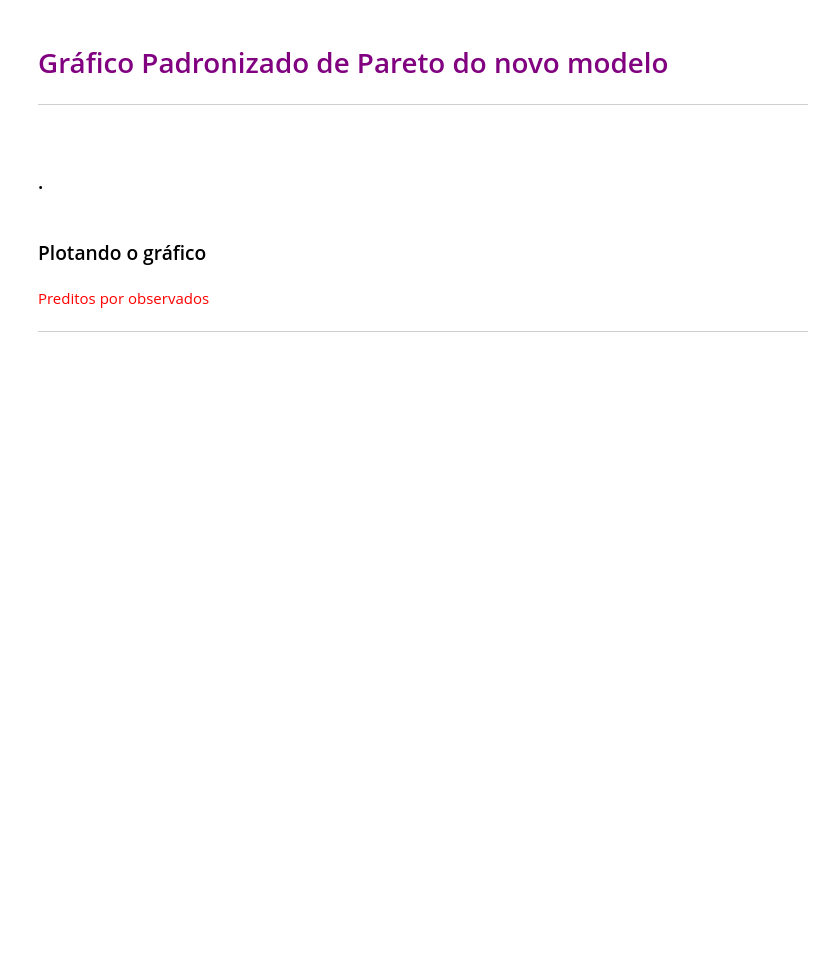
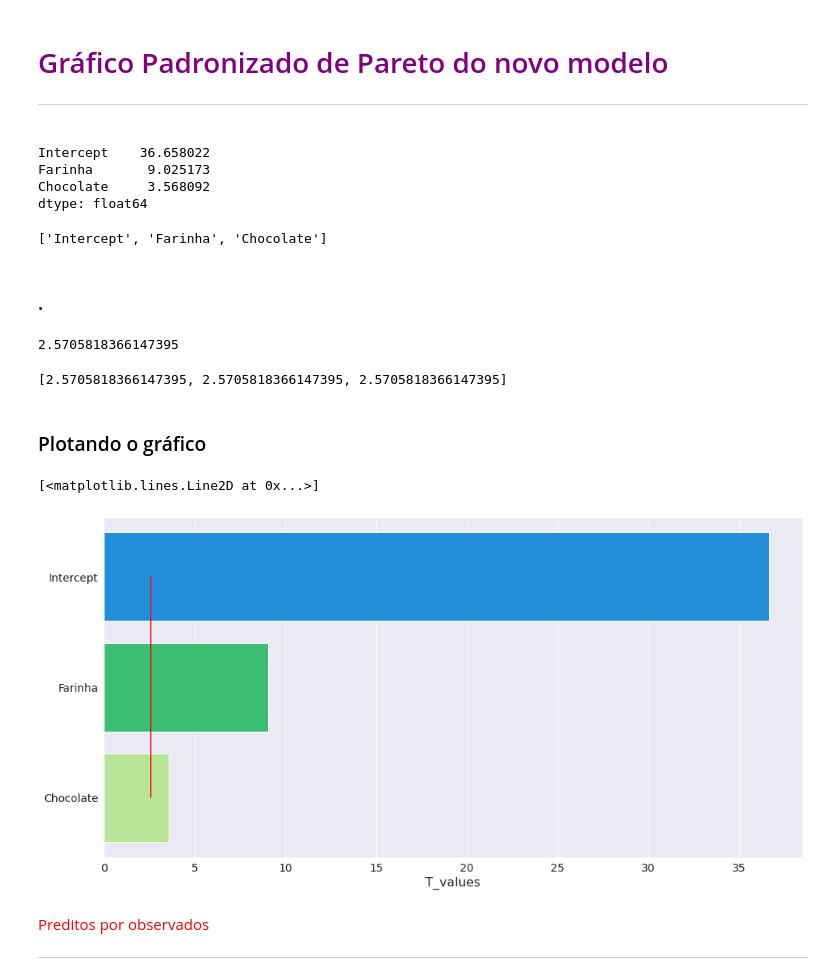
Before and after one commit to Gabriel-limadev/data_science_study, a Jupyter notebook: 10 - Análise de experimentos: testes, mapas de cores e análises dos dados./course_files/Planejamento_experimentos_aula.ipynb, the cells around one changed output. Saved outputs shown, nothing was run; the diff lists cells and outputs as text; code cells hidden in the pictures; blank space fills up the shorter version.

Commit message:
creating new model and comparing predicted & observed

```diff
--- a/10 - Análise de experimentos: testes, mapas de cores e análises dos dados./course_files/Planejamento_experimentos_aula.ipynb
+++ b/10 - Análise de experimentos: testes, mapas de cores e análises dos dados./course_files/Planejamento_experimentos_aula.ipynb
@@ -471,10 +498,46 @@ pareto.plot(limit, names, 'r')
 <p style='margin: 30px 30px;'>
 
 <hr style = 'border: 1px solid purple;'>
+# %%
+values_t = fitted_model.tvalues
+values_t
+# %% [output]
+Intercept    36.658022
+Farinha       9.025173
+Chocolate     3.568092
+dtype: float64
+# %%
+names = values_t.index.tolist()
+names
+# %% [output]
+['Intercept', 'Farinha', 'Chocolate']
 # %% [markdown]
 ### .
+# %%
+from scipy import stats
+
+distribution = stats.t(5) # 5 -> Degrees Freedom
+distribution.ppf(0.975)
+# %% [output]
+2.5705818366147395
+# %%
+limit = [distribution.ppf(0.975)] * len(names)
+limit
+# %% [output]
+[2.5705818366147395, 2.5705818366147395, 2.5705818366147395]
 # %% [markdown]
 ### Plotando o gráfico
+# %%
+pareto = sns.barplot(x = t_values, y = names)
+
+pareto.figure.set_size_inches(16, 8)
+pareto.set_xlabel('T_values', fontsize = 16)
+pareto.tick_params(labelsize = 14)
+
+pareto.plot(limit, names, 'r')
+# %% [output]
+[<matplotlib.lines.Line2D at 0x...>]
+[figure, added]
 # %% [markdown]
 <font color='red' style='font-size: 30px;'> Preditos por observados  </font>
 <hr style='border: 2px solid red;'>
```
Also changed, not shown: parts of 11 cells of this notebook.
